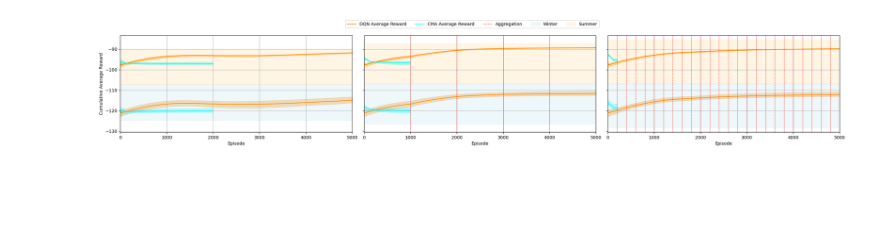
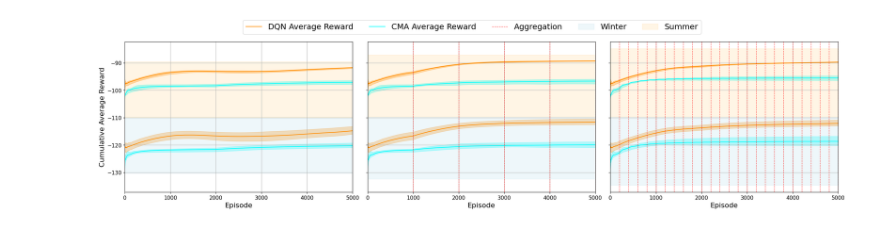
Before and after one commit to LucasHartmanWestern/rl-for-vrp-csp, a Jupyter notebook: experiments/Part 1 Figures.ipynb, the cells around one changed output. Cells and saved outputs as stored; diff of their text form; code cells hidden in the pictures; blank space fills up the shorter version.

Commit message:
Most recent figure updates

```diff
--- a/experiments/Part 1 Figures.ipynb
+++ b/experiments/Part 1 Figures.ipynb
@@ -19,8 +19,8 @@ colors = {
     "ODT": 'blueviolet'
 }
 # %%
-starting_exp = 4000
-ending_exp = 4035
+starting_exp = 4072
+ending_exp = 4107
 save_processed_data = True
 exp_lists_preformatted = ['4000_4035.csv', '4072_4107.csv'] # Existing formatted datasets
 #exp_lists_preformatted = []
@@ -45,6 +45,7 @@ if len(exp_lists_preformatted) == 0:
         algo_c = c['algorithm_settings']
         env_c = c['environment_settings']
         eval_c = c['eval_config']
+        cma_c = c['cma_parameters']
 
         ev_info = []
 
@@ -78,7 +79,7 @@ if len(exp_lists_preformatted) == 0:
 
         agent_data['season'] = env_c['season']
         agent_data['num_aggs'] = federated_c['aggregation_count']
-        agent_data['eps_per_agg'] = nn_c['num_episodes']
+        agent_data['eps_per_agg'] = cma_c['max_generations'] if algorithm_dm == 'CMA' else nn_c['num_episodes']
 
         exp_agent_data.append(agent_data)
 # %%
@@ -241,4 +147,11 @@ fig.show()
 # %%
+cumulative_avg_reward_by_algorithm['num_aggs'] = np.where(
+    (cumulative_avg_reward_by_algorithm['num_aggs'] == 3) &
+    (cumulative_avg_reward_by_algorithm['algorithm'] == 'CMA'),
+    1,
+    cumulative_avg_reward_by_algorithm['num_aggs']
+)
+
 # Initialize lists to store legend handles and labels
 algorithm_handles = []
 algorithm_labels = []
@@ -247,7 +160,20 @@ algorithms_added = set()
 # Begin plotting
 agg_levels_sorted = sorted(cumulative_avg_reward_by_algorithm['num_aggs'].unique(), reverse=False)
 num_plots = len(agg_levels_sorted)
-fig, axes = plt.subplots(1, num_plots, figsize=(24, 4), sharey=True, sharex=True)
+fig, axes = plt.subplots(1, num_plots, figsize=(24, 6), sharey=True, sharex=True)
+
+# Set global font size
+plt.rcParams.update({
+    'font.size': 14,             # Base font size
+    'axes.titlesize': 16,        # Font size for axes titles
+    'axes.labelsize': 16,        # Font size for x and y labels
+    'xtick.labelsize': 12,       # Font size for x-axis ticks
+    'ytick.labelsize': 12,       # Font size for y-axis ticks
+    'legend.fontsize': 18,       # Font size for legend text
+    'figure.titlesize': 18       # Font size for figure titles
+})
+
+axes = np.atleast_1d(axes)
 
 for plot_ind, agg_level in enumerate(agg_levels_sorted):
     ax = axes[plot_ind]
@@ -323,34 +249,34 @@ for plot_ind, agg_level in enumerate(agg_levels_sorted):
     # We don't call ax.legend() here to prevent individual legends
 
     ax.set_xlabel('Episode')
     ax.grid(True)
     ax.set_xlim(0, 5000)
 
 # Set the shared y-label
 axes[0].set_ylabel('Cumulative Average Reward')
 
 # Create custom legend entries for seasons
 winter_handle = Patch(facecolor='lightblue', edgecolor='lightblue', alpha=0.2, label='Winter')
 summer_handle = Patch(facecolor='orange', edgecolor='orange', alpha=0.1, label='Summer')
 
 # Create a custom legend entry for aggregation lines
 aggregation_handle = Line2D(
     [0], [0], color='r', linestyle='--', linewidth=1, alpha=0.7, label='Aggregation'
 )
 
 # Combine all legend handles and labels
 handles = algorithm_handles + [aggregation_handle, winter_handle, summer_handle]
 labels = algorithm_labels + ['Aggregation', 'Winter', 'Summer']
 
 # Place the legend outside of the subplots
 fig.legend(handles, labels, loc='upper center', ncol=len(handles), bbox_to_anchor=(0.5, 1.05))
 
 # Adjust layout to make room for the legend
 fig.tight_layout(rect=[0, 0, 1, 0.95])
 
 plt.show()
 # %% [output]
-[figure, old version]
+[figure, new version]
 # %%
 cumulative_avg_reward_by_algorithm['num_aggs'] = np.where(
     (cumulative_avg_reward_by_algorithm['num_aggs'] == 3) &
```
Also changed, not shown: parts of 2 cells of this notebook, 5 other files.
